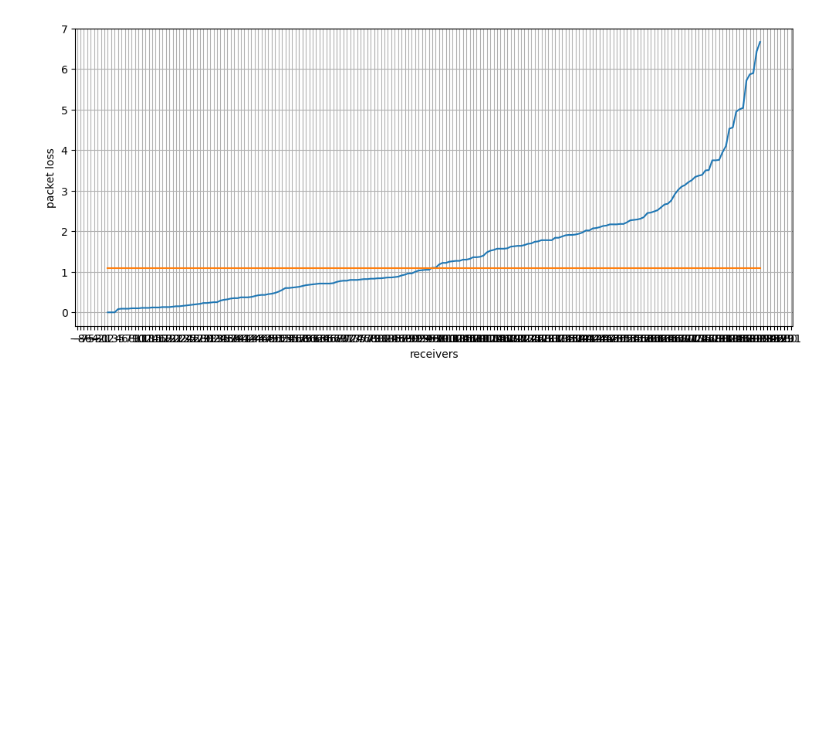
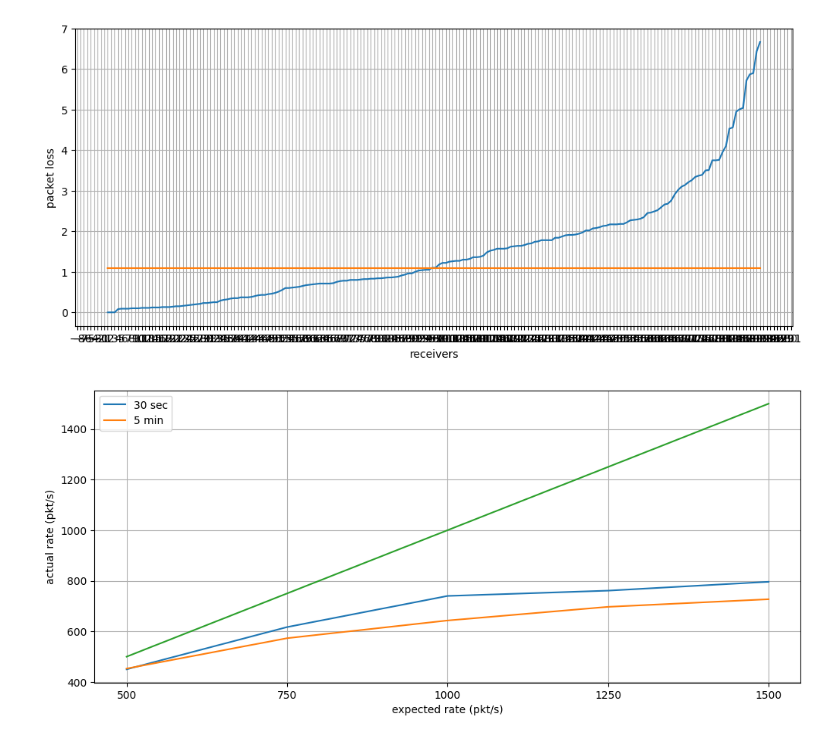
Before and after one commit to Krynegal/SDN_modeling_system, a Jupyter notebook: parser/datParser.ipynb, the cells around one changed output. Saved outputs shown, nothing was run; the diff lists cells and outputs as text; code cells hidden in the pictures; blank space fills up the shorter version.

```diff
--- a/parser/datParser.ipynb
+++ b/parser/datParser.ipynb
@@ -1344,3 +1344,22 @@ ax.set_ylabel('packet loss')
 plt.show()
 # %% [output]
 [figure]
+# %%
+_, ax = plt.subplots(figsize=(12, 5), ncols=1)
+
+s1,= ax.plot([500, 750, 1000, 1250, 1500], [450, 617, 740, 761, 796], label='30 sec') # 30 sec
+s2, = ax.plot([500, 750, 1000, 1250, 1500], [453, 573, 643, 697, 727], label='5 min')
+ax.plot([500, 750, 1000, 1250, 1500], [500, 750, 1000, 1250, 1500])
+
+ax.grid()
+ax.xaxis.set_major_locator(ticker.MultipleLocator(250))
+xlabels = ax.xaxis.get_ticklabels()
+ylabels = ax.yaxis.get_ticklabels()
+ax.legend(handles=[s1, s2])
+
+ax.set_xlabel('expected rate (pkt/s)')
+ax.set_ylabel('actual rate (pkt/s)')
+
+plt.show()
+# %% [output]
+[figure, added]
```
Also changed, not shown: parts of 1 cell of this notebook, 8 other files.
